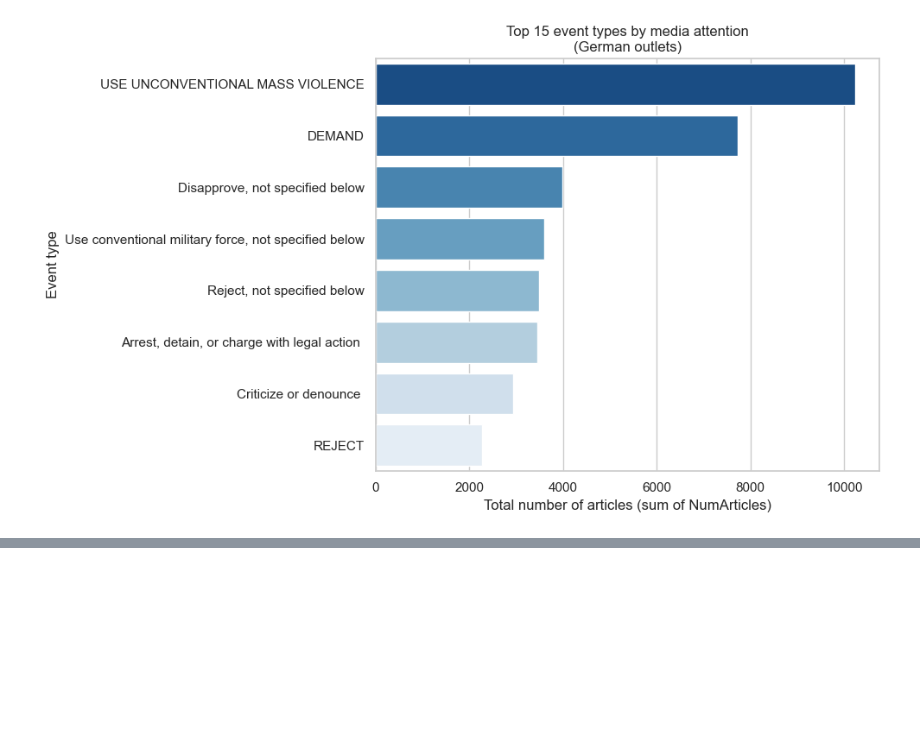
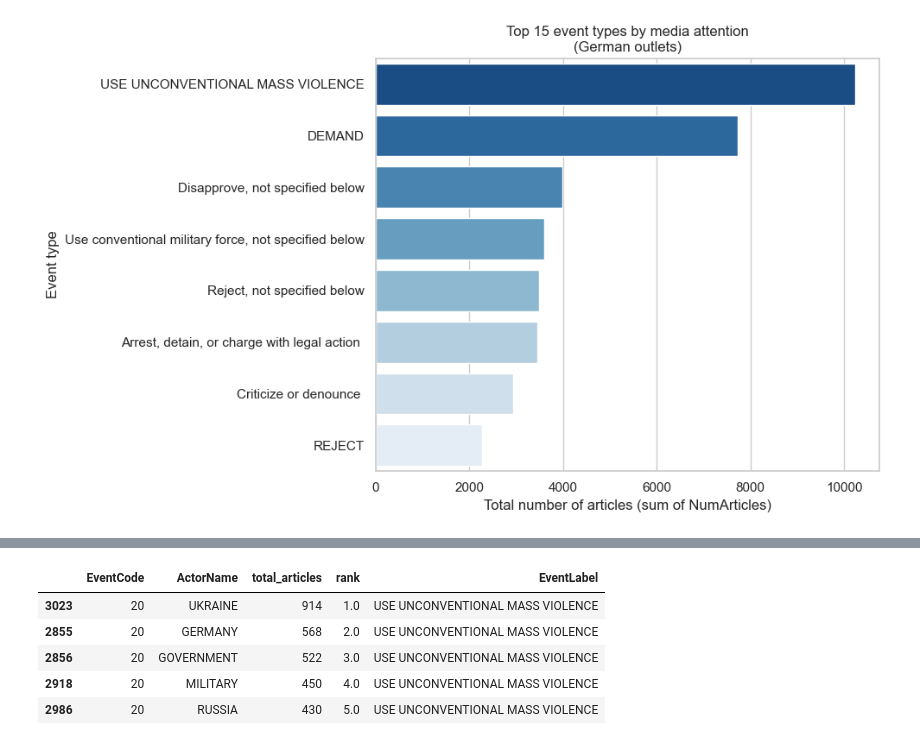
Before and after one commit to CAUGruppe/DataScienceProjectGroup8, a Jupyter notebook: Notebooks/Visualization_Question_8.ipynb, the cells around one changed output, grey strips where cells are left out. Cells and saved outputs as stored; diff of their text form; code cells hidden in the pictures; blank space fills up the shorter version.

```diff
--- a/Notebooks/Visualization_Question_8.ipynb
+++ b/Notebooks/Visualization_Question_8.ipynb
@@ -211,4 +290,23 @@ code_to_label = (
 event_actor_top["EventLabel"] = event_actor_top["EventCode"].map(code_to_label)
+# %%
+# Name des Events, für das du die Top-Actors sehen willst
+event_name_focus = "USE UNCONVENTIONAL MASS VIOLENCE"
+
+# Daten für dieses Event herausfiltern
+actors_20_top = (
+    event_actor_top[event_actor_top["EventLabel"] == event_name_focus]
+    .sort_values("total_articles", ascending=False)
+    .head(20)
+)
+
+actors_20_top.head()
+# %% [output]
+|  | EventCode | ActorName | total_articles | rank | EventLabel |
+| 3023 | 20 | UKRAINE | 914 | 1.0 | USE UNCONVENTIONAL MASS VIOLENCE |
+| 2855 | 20 | GERMANY | 568 | 2.0 | USE UNCONVENTIONAL MASS VIOLENCE |
+| 2856 | 20 | GOVERNMENT | 522 | 3.0 | USE UNCONVENTIONAL MASS VIOLENCE |
+| 2918 | 20 | MILITARY | 450 | 4.0 | USE UNCONVENTIONAL MASS VIOLENCE |
+| 2986 | 20 | RUSSIA | 430 | 5.0 | USE UNCONVENTIONAL MASS VIOLENCE |
 # %%
 plt.figure(figsize=(8, 5))
 sns.barplot(
```
Also changed, not shown: parts of 13 cells of this notebook.
